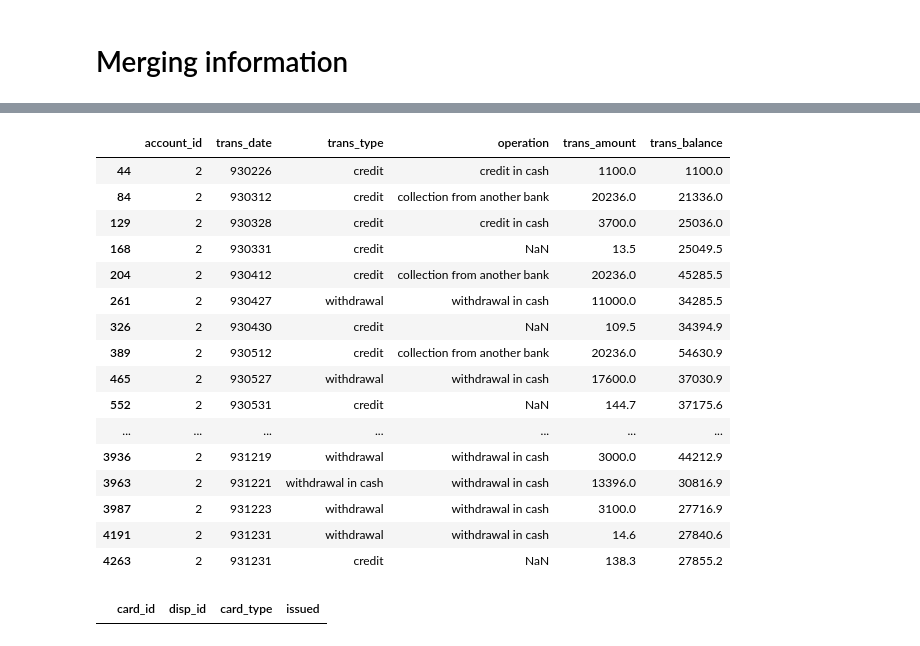
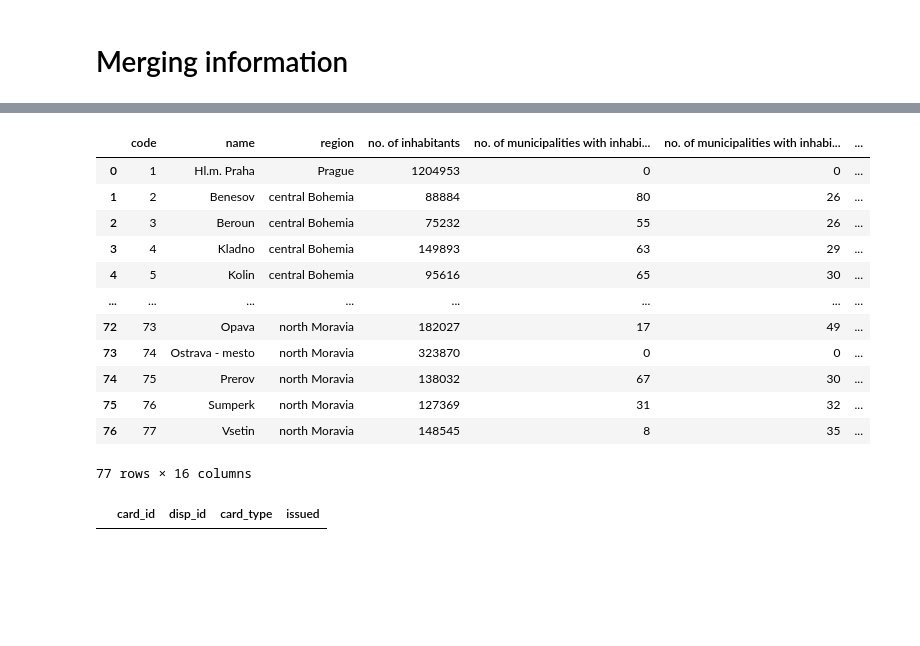
Before and after one commit to RicardoBoia2017/FEUP_ECAC, a Jupyter notebook: Preprocess.ipynb, the cells around one changed output, grey strips where cells are left out. Drawn from its saved outputs; the diff is of its cells as text; code cells hidden in the pictures; blank space fills up the shorter version.

```diff
--- a/Preprocess.ipynb
+++ b/Preprocess.ipynb
@@ -218,23 +238,19 @@ l.columns = ['%s%s' % (a, '_%s' % b if b else '') for a, b in df.columns]l
-# %%
-trans[trans['account_id'] == 2]
-# %% [output]
-|  | account_id | trans_date | trans_type | operation | trans_amount | trans_balance |
-| 44 | 2 | 930226 | credit | credit in cash | 1100.0 | 1100.0 |
-| 84 | 2 | 930312 | credit | collection from another bank | 20236.0 | 21336.0 |
-| 129 | 2 | 930328 | credit | credit in cash | 3700.0 | 25036.0 |
-| 168 | 2 | 930331 | credit | NaN | 13.5 | 25049.5 |
-| 204 | 2 | 930412 | credit | collection from another bank | 20236.0 | 45285.5 |
-| 261 | 2 | 930427 | withdrawal | withdrawal in cash | 11000.0 | 34285.5 |
-| 326 | 2 | 930430 | credit | NaN | 109.5 | 34394.9 |
-| 389 | 2 | 930512 | credit | collection from another bank | 20236.0 | 54630.9 |
-| 465 | 2 | 930527 | withdrawal | withdrawal in cash | 17600.0 | 37030.9 |
-| 552 | 2 | 930531 | credit | NaN | 144.7 | 37175.6 |
-| ... | ... | ... | ... | ... | ... | ... |
-| 3936 | 2 | 931219 | withdrawal | withdrawal in cash | 3000.0 | 44212.9 |
-| 3963 | 2 | 931221 | withdrawal in cash | withdrawal in cash | 13396.0 | 30816.9 |
-| 3987 | 2 | 931223 | withdrawal | withdrawal in cash | 3100.0 | 27716.9 |
-| 4191 | 2 | 931231 | withdrawal | withdrawal in cash | 14.6 | 27840.6 |
-| 4263 | 2 | 931231 | credit | NaN | 138.3 | 27855.2 |
+# %%
+district
+# %% [output]
+|  | code | name | region | no. of inhabitants | no. of municipalities with inhabi... | no. of municipalities with inhabi... | ... |
+| 0 | 1 | Hl.m. Praha | Prague | 1204953 | 0 | 0 | ... |
+| 1 | 2 | Benesov | central Bohemia | 88884 | 80 | 26 | ... |
+| 2 | 3 | Beroun | central Bohemia | 75232 | 55 | 26 | ... |
+| 3 | 4 | Kladno | central Bohemia | 149893 | 63 | 29 | ... |
+| 4 | 5 | Kolin | central Bohemia | 95616 | 65 | 30 | ... |
+| ... | ... | ... | ... | ... | ... | ... | ... |
+| 72 | 73 | Opava | north Moravia | 182027 | 17 | 49 | ... |
+| 73 | 74 | Ostrava - mesto | north Moravia | 323870 | 0 | 0 | ... |
+| 74 | 75 | Prerov | north Moravia | 138032 | 67 | 30 | ... |
+| 75 | 76 | Sumperk | north Moravia | 127369 | 31 | 32 | ... |
+| 76 | 77 | Vsetin | north Moravia | 148545 | 8 | 35 | ... |
+77 rows × 16 columns
 # %%
 card[card['disp_id']==2166]
 # %% [output]
```
Also changed, not shown: parts of 3 cells of this notebook, 2 other files.
